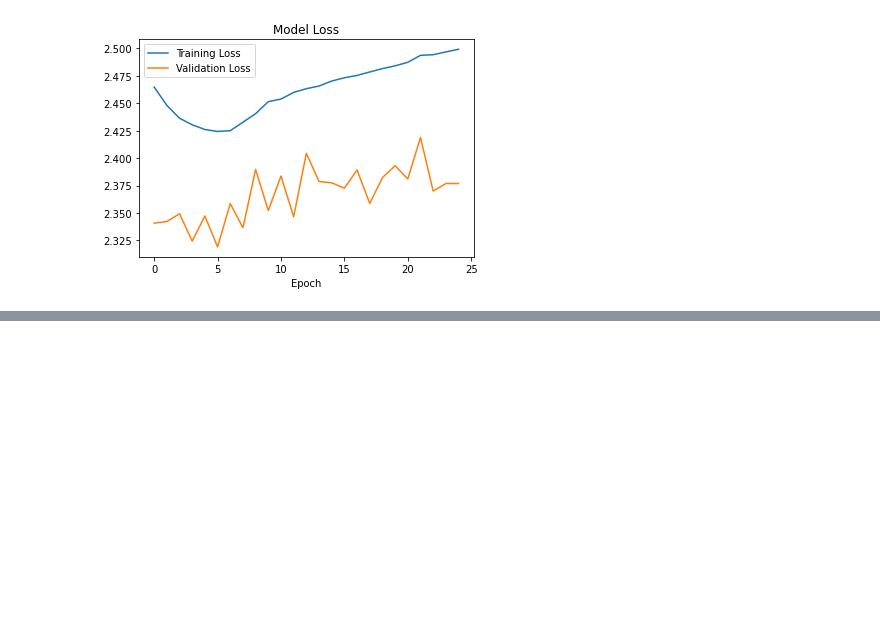
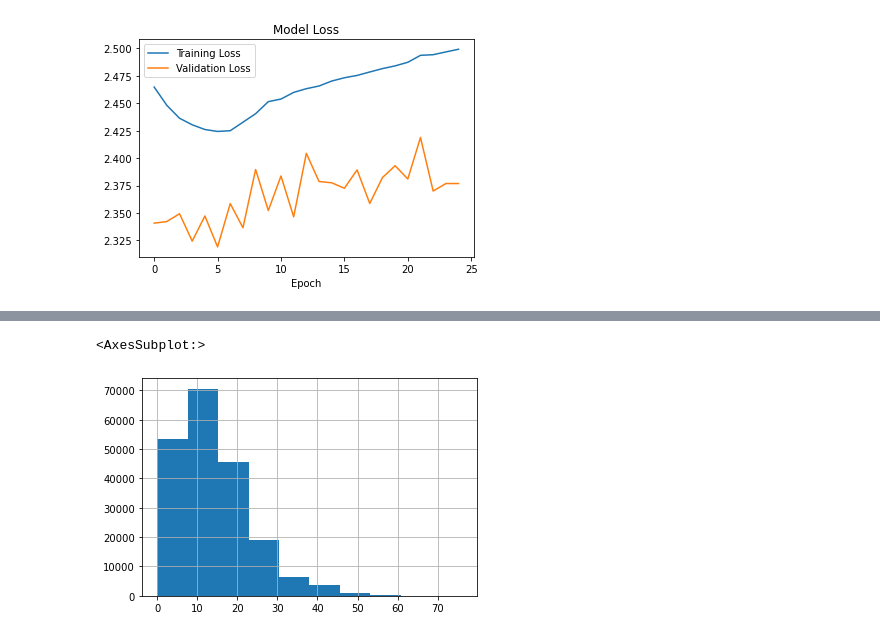
Before and after one commit to linus-md/REU, a Jupyter notebook: neural_count.ipynb, the cells around one changed output, grey strips where cells are left out. Saved outputs shown, nothing was run; the diff lists cells and outputs as text; code cells hidden in the pictures; blank space fills up the shorter version.

```diff
--- a/neural_count.ipynb
+++ b/neural_count.ipynb
@@ -101,0 +104,6 @@ KeyError: 'counts'
+# %%
+# Distrbution of data
+data.counts.hist()
+# %% [output]
+<AxesSubplot:>
+[figure, added]
```
Also changed, not shown: parts of 3 cells of this notebook.
